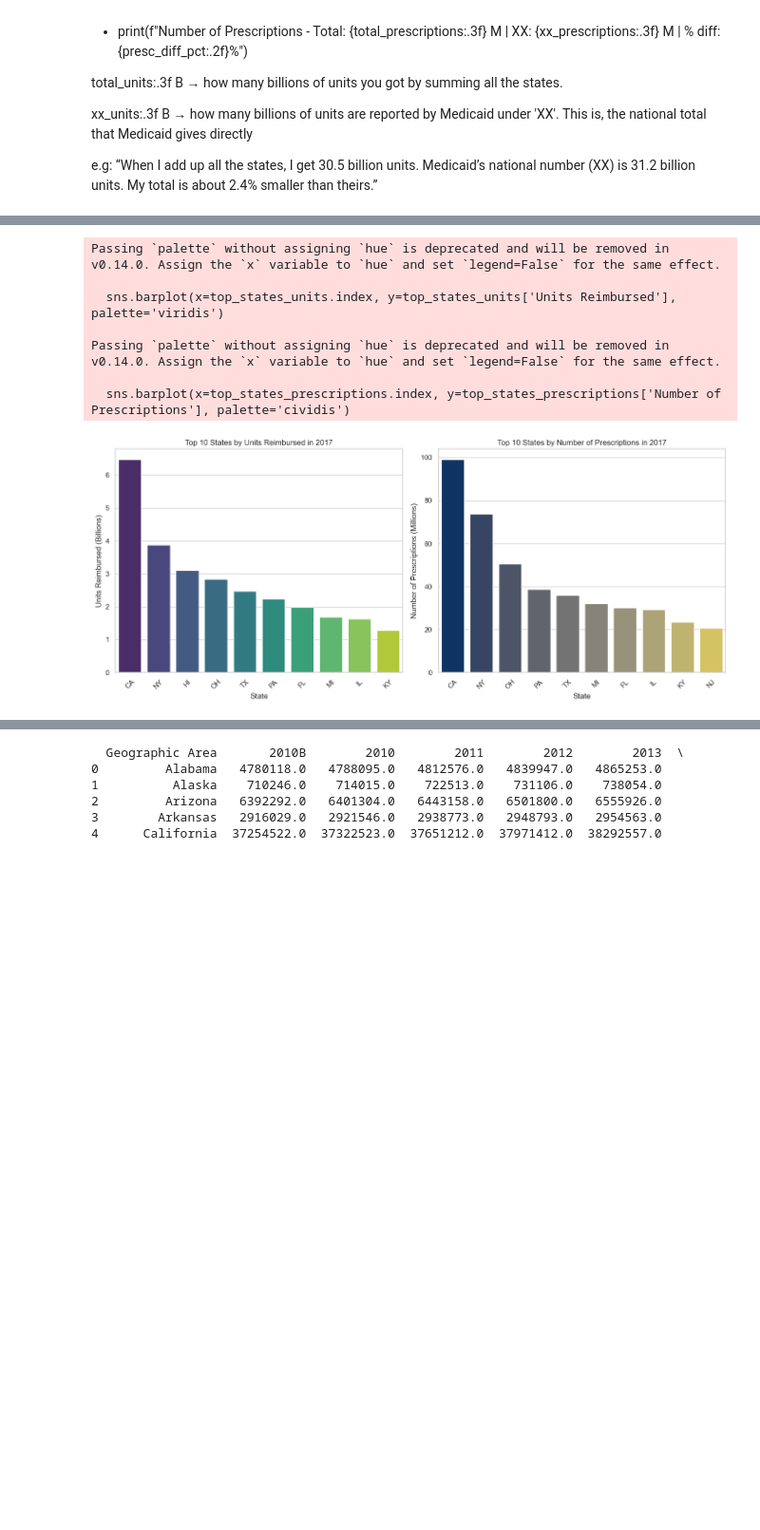
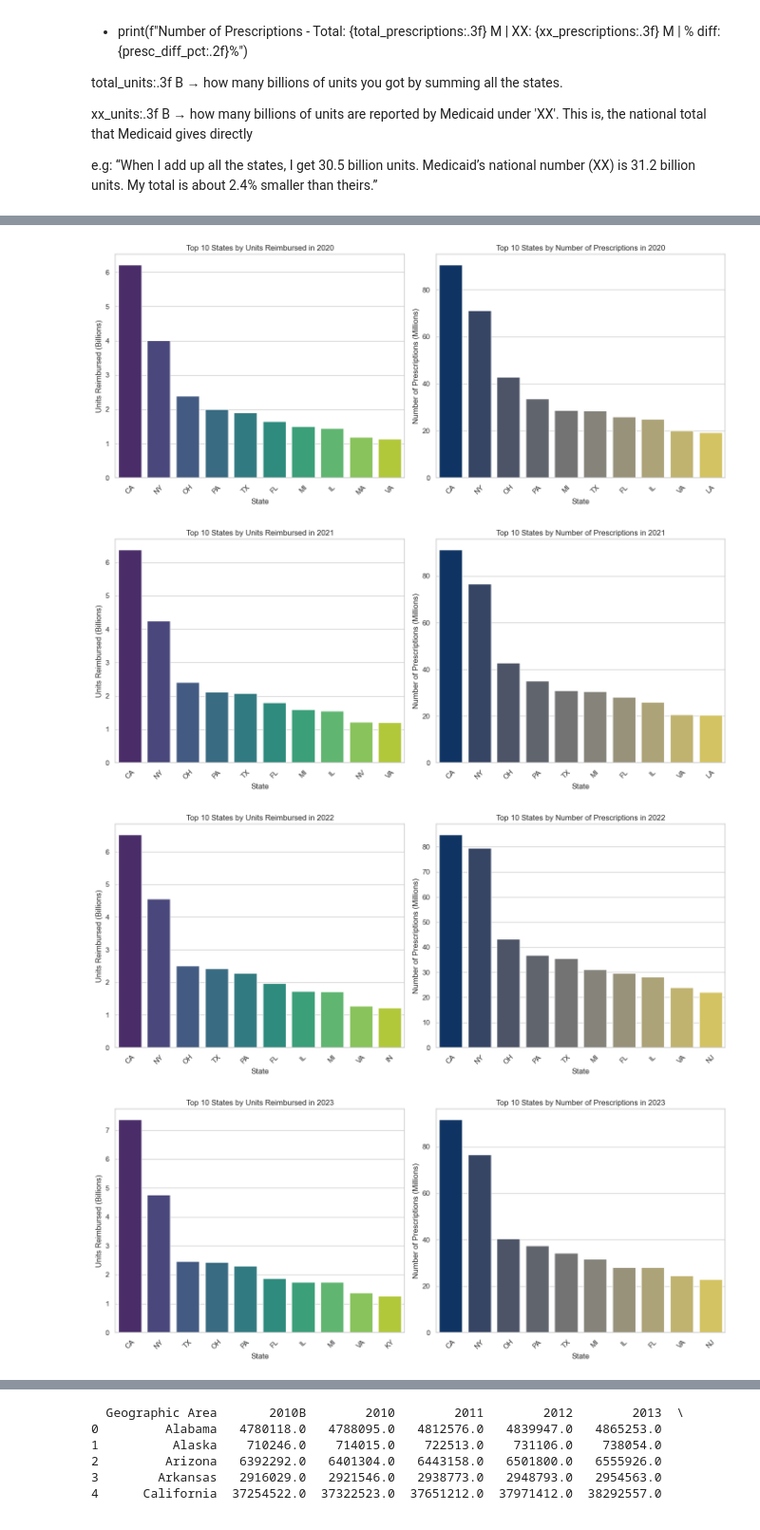
Before and after one commit to Lilianptr/DCMME, a Jupyter notebook: SDUD/File_01_SDUD.ipynb, the cells around one changed output, grey strips where cells are left out. Shown at 95% size. Saved outputs shown, nothing was run; the diff lists cells and outputs as text; code cells hidden in the pictures; blank space fills up the shorter version.

Commit message:
Better plots for normalization plots (by population) and frequency of those top-ten states. Also, warning message in seaborn (hue and palette) is fixed

```diff
--- a/SDUD/File_01_SDUD.ipynb
+++ b/SDUD/File_01_SDUD.ipynb
@@ -261,5 +263,21 @@ Year 2010: Correlation between 'Units Reimbursed' and 'Number of Prescriptions':
 # %%
 # plotting the top-ten states by category for a given year
+# This is before normalization by population
+# Patch seaborn.barplot to avoid deprecation warning (palette without hue)
+
+if not getattr(sns, '_auto_hue_patched', False):
+    _orig_barplot = sns.barplot
+    def _barplot_auto_hue(*args, **kwargs):
+        has_palette = kwargs.get('palette') is not None
+        missing_hue = 'hue' not in kwargs or kwargs['hue'] is None
+        x_var = kwargs.get('x')
+        if has_palette and missing_hue and x_var is not None:
+            kwargs['hue'] = x_var
+            kwargs.setdefault('legend', False)
+            kwargs.setdefault('dodge', False)
+        return _orig_barplot(*args, **kwargs)
+    sns.barplot = _barplot_auto_hue
+    sns._auto_hue_patched = True
 def plot_top_ten_states(file_path):
     """
     Reads a CSV file, processes the drug utilization data, and plots the top ten states by Units Reimbursed and Number of Prescriptions.
@@ -273,39 +291,39 @@ def plot_top_ten_states(file_path):
     U_factor=1e9 #Billions
     P_factor=1e6 #Millions
 
     state_summary['Units Reimbursed'] = state_summary['Units Reimbursed'] / U_factor
     state_summary['Number of Prescriptions'] = state_summary['Number of Prescriptions'] / P_factor
 
     top_states_units = state_summary.sort_values(by='Units Reimbursed', ascending=False).head(10)
     top_states_prescriptions = state_summary.sort_values(by='Number of Prescriptions', ascending=False).head(10)
 
     plt.figure(figsize=(14, 6))
 
     plt.subplot(1, 2, 1)
     sns.barplot(x=top_states_units.index, y=top_states_units['Units Reimbursed'], palette='viridis')
     plt.title(f'Top 10 States by Units Reimbursed in {year}')
     plt.xlabel('State')
     plt.ylabel('Units Reimbursed (Billions)')
     plt.xticks(rotation=45)
 
     plt.subplot(1, 2, 2)
     sns.barplot(x=top_states_prescriptions.index, y=top_states_prescriptions['Number of Prescriptions'], palette='cividis')
     plt.title(f'Top 10 States by Number of Prescriptions in {year}')
     plt.xlabel('State')
     plt.ylabel('Number of Prescriptions (Millions)')
     plt.xticks(rotation=45)
 
     plt.tight_layout()
     plt.show()
 
 # Example usage for plotting
-plot_top_ten_states('SDUD2017.csv')
+plot_top_ten_states('SDUD2020.csv')
+plot_top_ten_states('SDUD2021.csv')
+plot_top_ten_states('SDUD2022.csv')
+plot_top_ten_states('SDUD2023.csv')
+plot_top_ten_states('SDUD2024.csv')
 # %% [output]
-Passing `palette` without assigning `hue` is deprecated and will be removed in v0.14.0. Assign the `x` variable to `hue` and set `legend=False` for the same effect.
-
-  sns.barplot(x=top_states_units.index, y=top_states_units['Units Reimbursed'], palette='viridis')
-
-Passing `palette` without assigning `hue` is deprecated and will be removed in v0.14.0. Assign the `x` variable to `hue` and set `legend=False` for the same effect.
-
-  sns.barplot(x=top_states_prescriptions.index, y=top_states_prescriptions['Number of Prescriptions'], palette='cividis')
-[figure, old version]
+[figure, new version]
+[figure, added]
+[figure, added]
+[figure, added]
```
Also changed, not shown: parts of 10 cells of this notebook.
